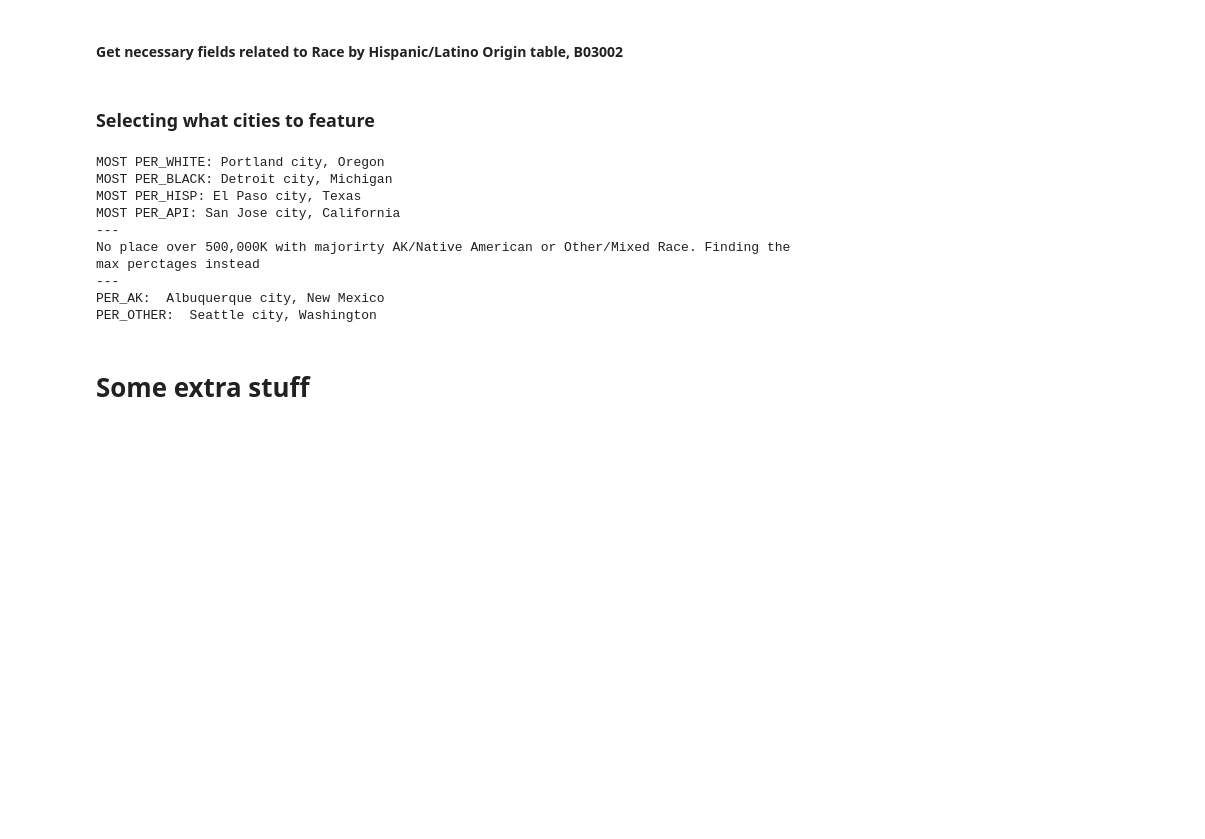
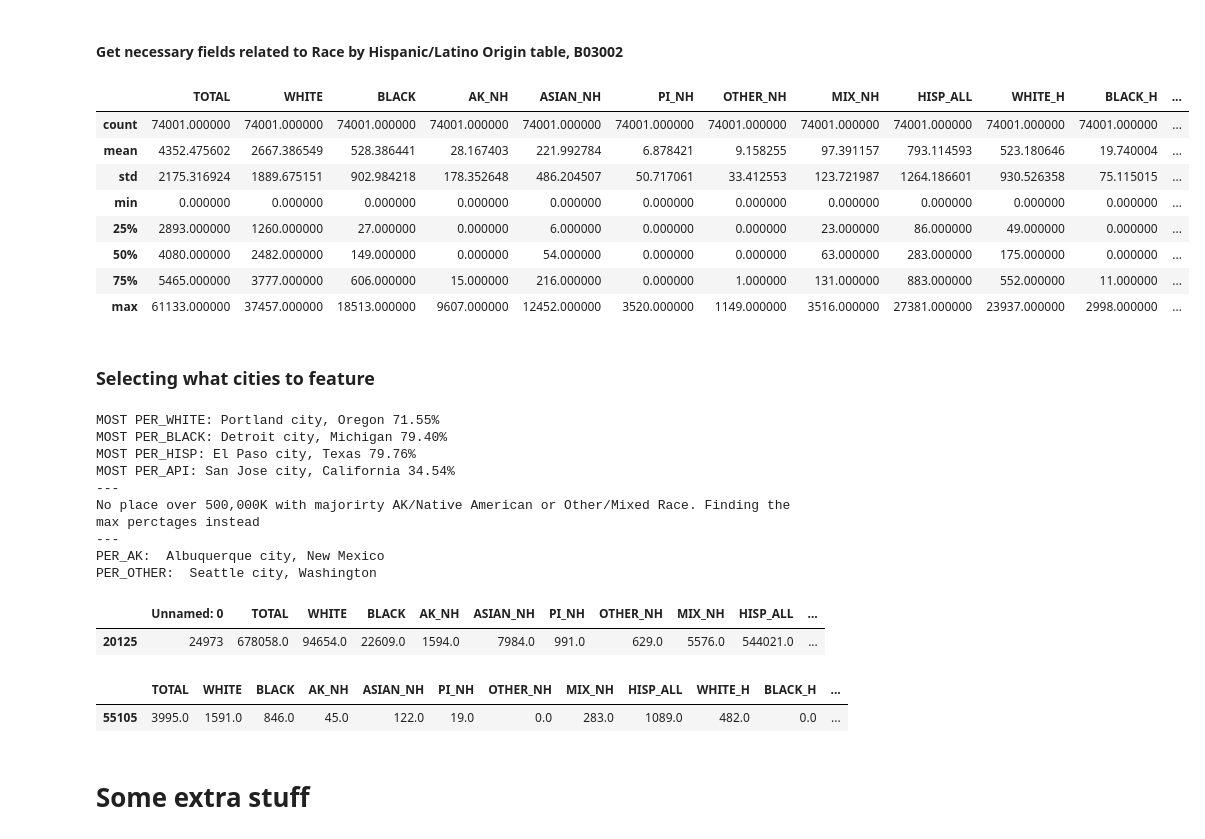
Before and after one commit to igotcharts/charts_and_more_charts, a Jupyter notebook: notebooks/homogeneous.ipynb, the cells around one changed output. Saved outputs shown, nothing was run; the diff lists cells and outputs as text; code cells hidden in the pictures; blank space fills up the shorter version.

```diff
--- a/notebooks/homogeneous.ipynb
+++ b/notebooks/homogeneous.ipynb
@@ -14,7 +14,7 @@ import os
 base,data,outputs = charts_function_list.folder_setup()
 from census import Census
 from us import states
-key = key
+key = "3d0b37b61b0d8f27d82ee122b988a9b4b982ea17"
 c = Census(key)
 # %% [markdown]
 Some info on Census and US libraries from
@@ -156,7 +156,7 @@ def reformat_race(df,geo):
     if geo == 'place':
         df = df[list(race_mapping.values())+['NAME', 'place', 'state']]
     elif geo == 'tract':
-         df = df[list(race_mapping.values())+['NAME', 'tract', 'state','county_map']]
+         df = df[list(race_mapping.values())+['NAME', 'tract', 'state','county','county_map']]
 
     df['AK'] = df['AK_NH']+df['AK_H']
     df['API']= df['ASIAN_H']+df['ASIAN_NH']+df['PI_H']+df['PI_NH']
@@ -187,9 +187,22 @@ def reformat_race(df,geo):
 # %%
 place_race_frame_full = reformat_race(place_race_frame,geo='place').sort_values(by='MAX_ETH_PER',ascending=False)
 tract_race_frame_full = reformat_race(tract_race_frame,geo='tract').sort_values(by='MAX_ETH_PER',ascending=False)
+tract_race_frame_full['GEO_ID']=tract_race_frame_full[['state','county','tract']].astype('str').apply(lambda x: x.sum(),axis=1)
 # %%
 os.chdir(data)
 place_race_frame_full.to_csv('2016_ACS_race_place_full.csv')
 tract_race_frame_full.to_csv('2016_ACS_race_tract_full.csv')
+# %%
+tract_race_frame_full.describe()
+# %% [output]
+|  | TOTAL | WHITE | BLACK | AK_NH | ASIAN_NH | PI_NH | OTHER_NH | MIX_NH | HISP_ALL | WHITE_H | BLACK_H | ... |
+| count | 74001.000000 | 74001.000000 | 74001.000000 | 74001.000000 | 74001.000000 | 74001.000000 | 74001.000000 | 74001.000000 | 74001.000000 | 74001.000000 | 74001.000000 | ... |
+| mean | 4352.475602 | 2667.386549 | 528.386441 | 28.167403 | 221.992784 | 6.878421 | 9.158255 | 97.391157 | 793.114593 | 523.180646 | 19.740004 | ... |
+| std | 2175.316924 | 1889.675151 | 902.984218 | 178.352648 | 486.204507 | 50.717061 | 33.412553 | 123.721987 | 1264.186601 | 930.526358 | 75.115015 | ... |
+| min | 0.000000 | 0.000000 | 0.000000 | 0.000000 | 0.000000 | 0.000000 | 0.000000 | 0.000000 | 0.000000 | 0.000000 | 0.000000 | ... |
+| 25% | 2893.000000 | 1260.000000 | 27.000000 | 0.000000 | 6.000000 | 0.000000 | 0.000000 | 23.000000 | 86.000000 | 49.000000 | 0.000000 | ... |
+| 50% | 4080.000000 | 2482.000000 | 149.000000 | 0.000000 | 54.000000 | 0.000000 | 0.000000 | 63.000000 | 283.000000 | 175.000000 | 0.000000 | ... |
+| 75% | 5465.000000 | 3777.000000 | 606.000000 | 15.000000 | 216.000000 | 0.000000 | 1.000000 | 131.000000 | 883.000000 | 552.000000 | 11.000000 | ... |
+| max | 61133.000000 | 37457.000000 | 18513.000000 | 9607.000000 | 12452.000000 | 3520.000000 | 1149.000000 | 3516.000000 | 27381.000000 | 23937.000000 | 2998.000000 | ... |
 # %% [markdown]
 ### Selecting what cities to feature
@@ -196,11 +211,13 @@ tract_race_frame_full.to_csv('2016_ACS_race_tract_full.csv')
 # %%
+place_race_frame_full = pd.read_csv('2016_ACS_race_place_full.csv')
 ak_max = place_race_frame_full[(place_race_frame_full['TOTAL']>500000)]['PER_AKNA'].max()
 per_other_max = place_race_frame_full[(place_race_frame_full['TOTAL']>500000)]['PER_OTHER'].max()
 
 
 def max_print(group, minimum):
-    print('MOST '+group+": "+place_race_frame_full[(place_race_frame_full['MAX_ETH']==group)&(place_race_frame_full['TOTAL']>minimum)].reset_index().loc[0]['NAME'])
-
+    location = place_race_frame_full[(place_race_frame_full['MAX_ETH']==group)&(place_race_frame_full['TOTAL']>minimum)].reset_index().loc[0]['NAME']
+    value = place_race_frame_full[(place_race_frame_full['MAX_ETH']==group)&(place_race_frame_full['TOTAL']>minimum)].reset_index().loc[0]['MAX_ETH_PER']
+    print('MOST '+group+": "+location+" "+format(value*100,'.2f')+'%')
 for item in ['PER_WHITE','PER_BLACK','PER_HISP','PER_API']:
     max_print(item,500000)
 
@@ -210,12 +227,17 @@ print("---")
 print('PER_AK: ',place_race_frame_full[place_race_frame_full['PER_AKNA']==ak_max].reset_index().loc[0]['NAME'])
 print('PER_OTHER: ',place_race_frame_full[place_race_frame_full['PER_OTHER']==per_other_max].reset_index().loc[0]['NAME'])
 # %% [output]
-MOST PER_WHITE: Portland city, Oregon
-MOST PER_BLACK: Detroit city, Michigan
-MOST PER_HISP: El Paso city, Texas
-MOST PER_API: San Jose city, California
+MOST PER_WHITE: Portland city, Oregon 71.55%
+MOST PER_BLACK: Detroit city, Michigan 79.40%
+MOST PER_HISP: El Paso city, Texas 79.76%
+MOST PER_API: San Jose city, California 34.54%
 ---
 No place over 500,000K with majorirty AK/Native American or Other/Mixed Race. Finding the max perctages instead
 ---
 PER_AK:  Albuquerque city, New Mexico
 PER_OTHER:  Seattle city, Washington
+# %%
+place_race_frame_full[place_race_frame_full['NAME']=='El Paso city, Texas']
+# %% [output]
+|  | Unnamed: 0 | TOTAL | WHITE | BLACK | AK_NH | ASIAN_NH | PI_NH | OTHER_NH | MIX_NH | HISP_ALL | ... |
+| 20125 | 24973 | 678058.0 | 94654.0 | 22609.0 | 1594.0 | 7984.0 | 991.0 | 629.0 | 5576.0 | 544021.0 | ... |
@@ -222,3 +246,8 @@ PER_OTHER:  Seattle city, Washington
+# %%
+reload_tract[reload_tract['GEO_ID']==41051007400]
+# %% [output]
+|  | TOTAL | WHITE | BLACK | AK_NH | ASIAN_NH | PI_NH | OTHER_NH | MIX_NH | HISP_ALL | WHITE_H | BLACK_H | ... |
+| 55105 | 3995.0 | 1591.0 | 846.0 | 45.0 | 122.0 | 19.0 | 0.0 | 283.0 | 1089.0 | 482.0 | 0.0 | ... |
 # %%
 #percent of population that lives in a tract that is >=x% of one ethnic group
 def homogenous_pop(df,threshold_column):
```
Also changed, not shown: parts of 2 cells of this notebook, 6 other files.
